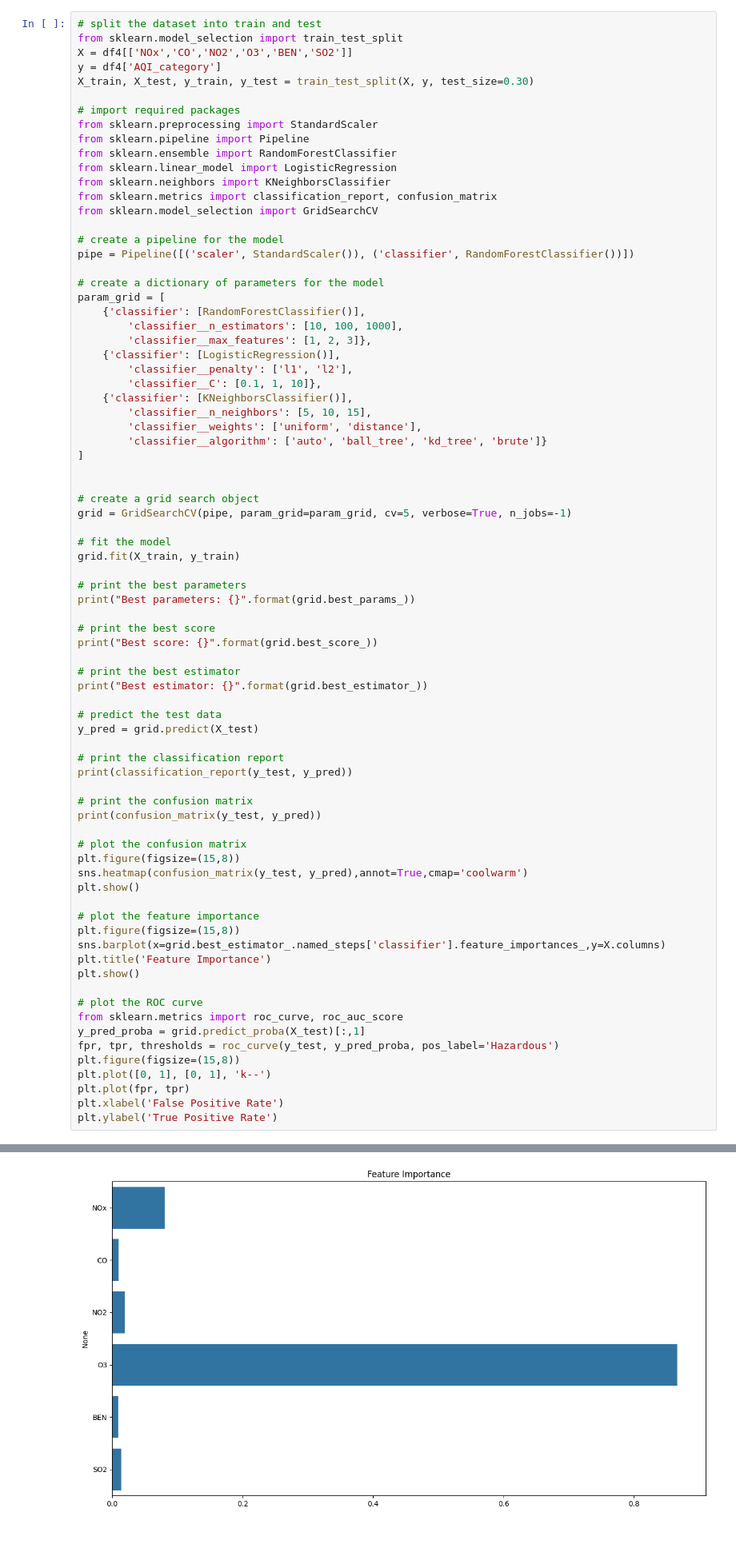
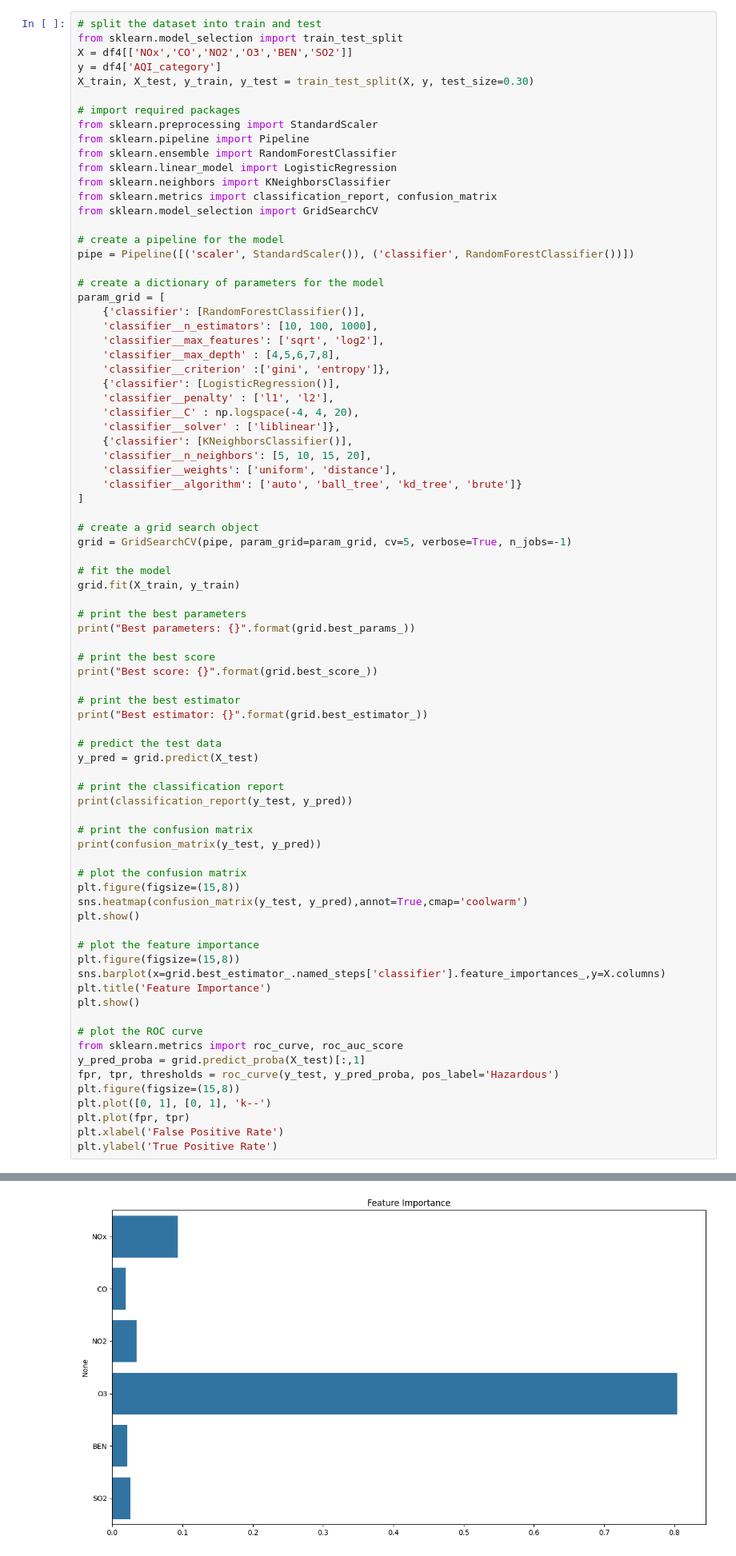
Before and after one commit to Turki-Moha/DS-project, a Jupyter notebook: Air polution.ipynb, the cells around one changed output, grey strips where cells are left out. Shown at 80% size. Cells and saved outputs as stored; diff of their text form.

```diff
--- a/Air polution.ipynb
+++ b/Air polution.ipynb
@@ -608,17 +608,19 @@ pipe = Pipeline([('scaler', StandardScaler()), ('classifier', RandomForestClassi
 # create a dictionary of parameters for the model
 param_grid = [
     {'classifier': [RandomForestClassifier()],
-        'classifier__n_estimators': [10, 100, 1000],
-        'classifier__max_features': [1, 2, 3]},
+    'classifier__n_estimators': [10, 100, 1000],
+    'classifier__max_features': ['sqrt', 'log2'],
+    'classifier__max_depth' : [4,5,6,7,8],
+    'classifier__criterion' :['gini', 'entropy']},
     {'classifier': [LogisticRegression()],
-        'classifier__penalty': ['l1', 'l2'],
-        'classifier__C': [0.1, 1, 10]},
+    'classifier__penalty' : ['l1', 'l2'],
+    'classifier__C' : np.logspace(-4, 4, 20),
+    'classifier__solver' : ['liblinear']},
     {'classifier': [KNeighborsClassifier()],
-        'classifier__n_neighbors': [5, 10, 15],
-        'classifier__weights': ['uniform', 'distance'],
-        'classifier__algorithm': ['auto', 'ball_tree', 'kd_tree', 'brute']}
+    'classifier__n_neighbors': [5, 10, 15, 20],
+    'classifier__weights': ['uniform', 'distance'],
+    'classifier__algorithm': ['auto', 'ball_tree', 'kd_tree', 'brute']}
 ]
-
 
 # create a grid search object
 grid = GridSearchCV(pipe, param_grid=param_grid, cv=5, verbose=True, n_jobs=-1)
@@ -704 +688 @@ Best estimator: Pipeline(steps=[('scaler', StandardScaler()),
-[figure, old version]
+[figure, new version]
```
Also changed, not shown: parts of 5 cells of this notebook.
